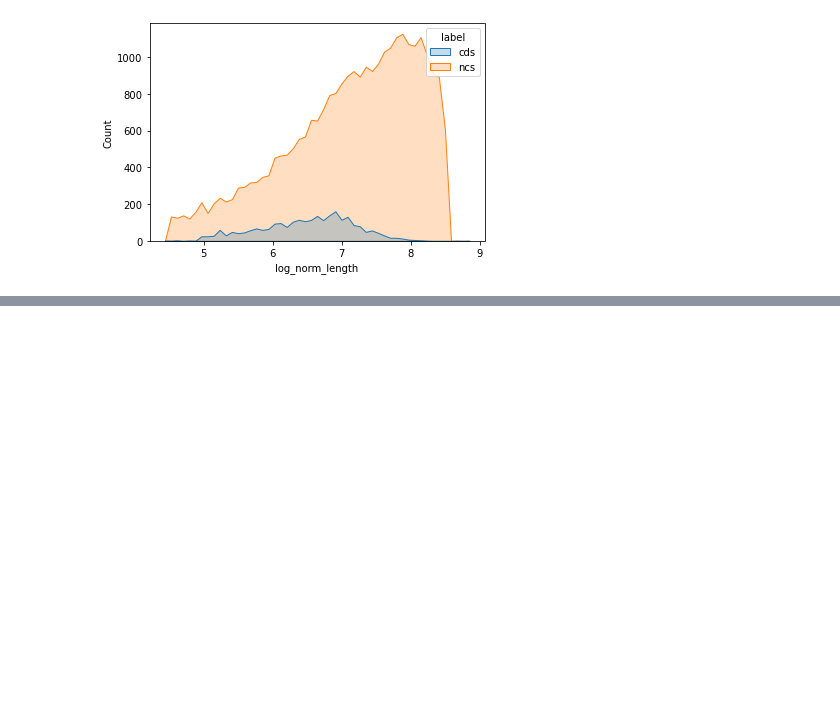
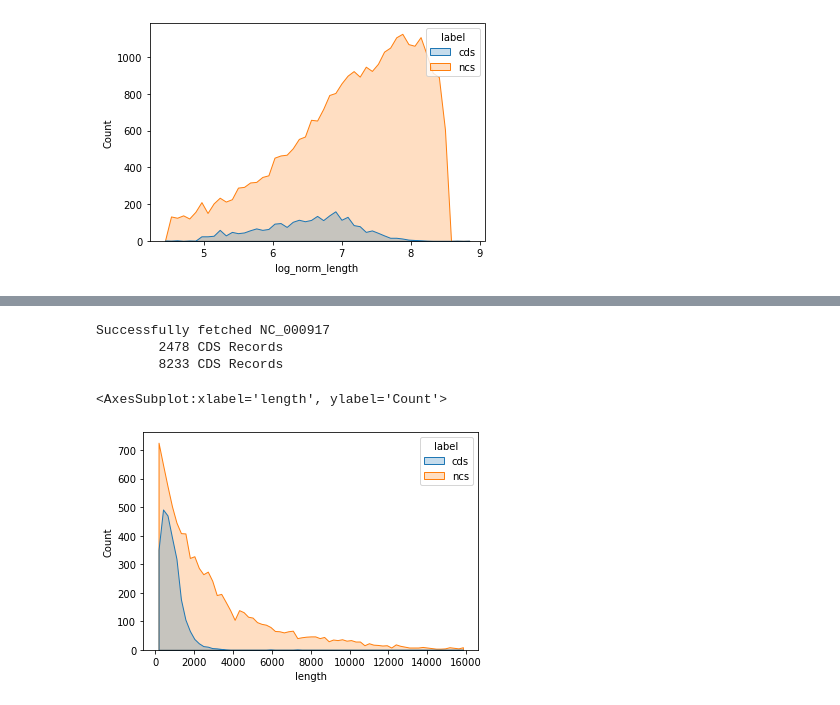
Before and after one commit to viggy-ravi/gene-prediction, a Jupyter notebook: Sampling True NCS Dataset.ipynb, the cells around one changed output, grey strips where cells are left out. Cells and saved outputs as stored; diff of their text form; code cells hidden in the pictures; blank space fills up the shorter version.

Commit message:
Preprocessing extracts ORF-sets from interregions

```diff
--- a/Sampling True NCS Dataset.ipynb
+++ b/Sampling True NCS Dataset.ipynb
@@ -574,0 +672,47 @@ sns.histplot(df, x="log_norm_length", hue="label", element="poly")
+# %%
+prok_ids = preprocess.get_input_ids('./input/train.txt')
+n_genomes = 1
+
+_cds, _interregions, _ncs = [], [], []
+for acc_num in prok_ids[0:n_genomes]:
+    # SAME FIRST FEW STEPS
+    seq_record = preprocess.entrez(acc_num, db="sequences", rettype="gbwithparts", file_format="gb")
+    print(f'Successfully fetched {acc_num}')
+    dna = [seq_record, seq_record.reverse_complement()]
+    cds = preprocess.get_cds_records(seq_record, dna, acc_num, LMIN=60, OFFSET=30)
+    print(f'\t{len(cds)} CDS Records')
+    interregions = preprocess.get_interregions(cds, seq_record)
+
+    # UPDATES HAPPEN HERE
+    mu, std = fit_norm(log_norm(sequence_lengths(cds)))
+    ncs = get_ncs_records_v3(interregions, dna, acc_num, \
+                             p=[mu,std], e=0.007, tol=0.9, \
+                             LMIN=60, OFFSET=30)
+    print(f'\t{len(ncs)} CDS Records')
+
+    # SAVE DATA
+    _cds.extend(cds)
+    _interregions.extend(interregions)
+    _ncs.extend(ncs)
+# %% [output]
+Successfully fetched NC_000917
+        2478 CDS Records
+        8233 CDS Records
+# %%
+# put data into tidy lists
+labels = ['cds']*len(_cds) + ['ncs']*len(_ncs)
+
+cds_seq_len = sequence_lengths(_cds)
+ncs_seq_len = sequence_lengths(_ncs)
+
+seq_len = cds_seq_len + ncs_seq_len
+
+# add data to pandas dataframe
+data = {'label': labels, 'length': seq_len}
+df = pd.DataFrame(data)
+df.head()
+
+sns.histplot(df, x="length", hue="label", element="poly")
+# %% [output]
+<AxesSubplot:xlabel='length', ylabel='Count'>
+[figure, added]
```
Also changed, not shown: parts of 14 cells of this notebook, 5 other files.
